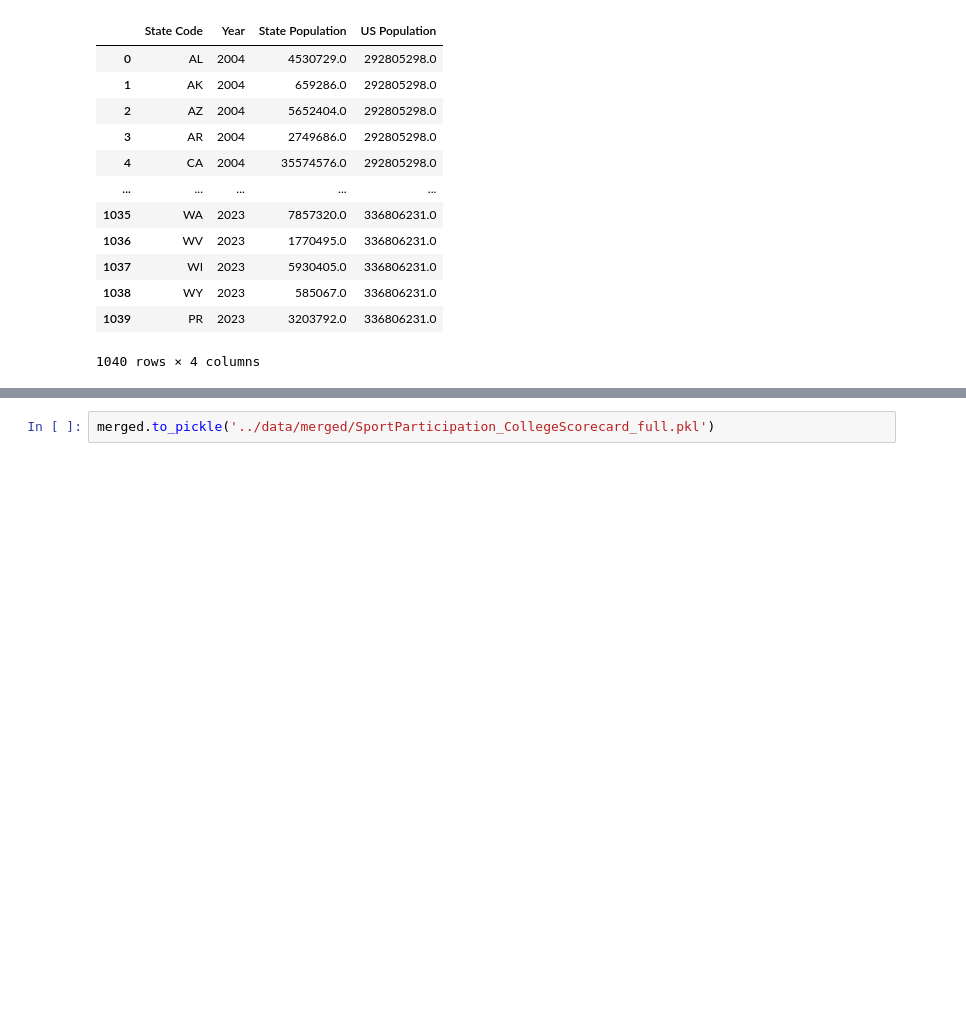
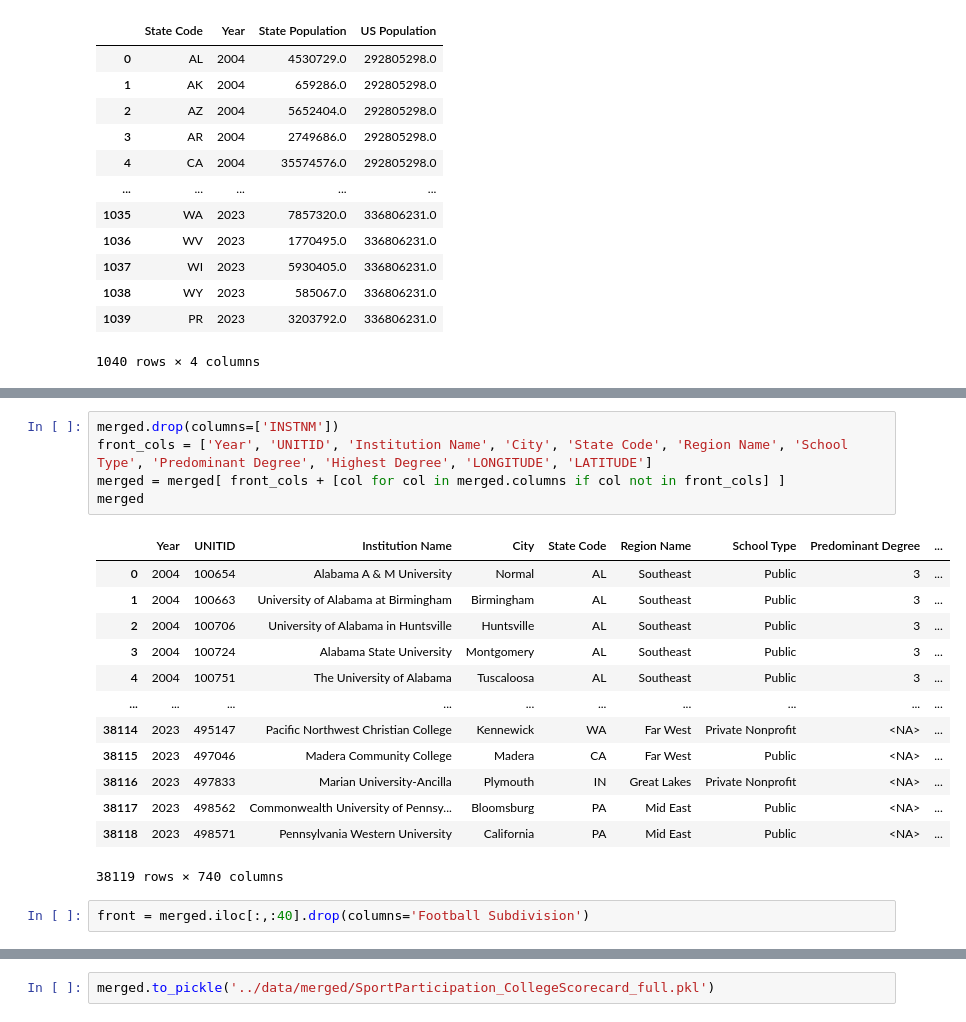
Before and after one commit to jmartinez99-gt/CSE6242-Fall2025-Team42, a Jupyter notebook: merging/merge_all.ipynb, the cells around one changed output, grey strips where cells are left out. Saved outputs shown, nothing was run; the diff lists cells and outputs as text; blank space fills up the shorter version.

```diff
--- a/merging/merge_all.ipynb
+++ b/merging/merge_all.ipynb
@@ -98,0 +106,21 @@ merged.tail()
+# %%
+merged.drop(columns=['INSTNM'])
+front_cols = ['Year', 'UNITID', 'Institution Name', 'City', 'State Code', 'Region Name', 'School Type', 'Predominant Degree', 'Highest Degree', 'LONGITUDE', 'LATITUDE']
+merged = merged[ front_cols + [col for col in merged.columns if col not in front_cols] ]
+merged
+# %% [output]
+|  | Year | UNITID | Institution Name | City | State Code | Region Name | School Type | Predominant Degree | ... |
+| 0 | 2004 | 100654 | Alabama A & M University | Normal | AL | Southeast | Public | 3 | ... |
+| 1 | 2004 | 100663 | University of Alabama at Birmingham | Birmingham | AL | Southeast | Public | 3 | ... |
+| 2 | 2004 | 100706 | University of Alabama in Huntsville | Huntsville | AL | Southeast | Public | 3 | ... |
+| 3 | 2004 | 100724 | Alabama State University | Montgomery | AL | Southeast | Public | 3 | ... |
+| 4 | 2004 | 100751 | The University of Alabama | Tuscaloosa | AL | Southeast | Public | 3 | ... |
+| ... | ... | ... | ... | ... | ... | ... | ... | ... | ... |
+| 38114 | 2023 | 495147 | Pacific Northwest Christian College | Kennewick | WA | Far West | Private Nonprofit | <NA> | ... |
+| 38115 | 2023 | 497046 | Madera Community College | Madera | CA | Far West | Public | <NA> | ... |
+| 38116 | 2023 | 497833 | Marian University-Ancilla | Plymouth | IN | Great Lakes | Private Nonprofit | <NA> | ... |
+| 38117 | 2023 | 498562 | Commonwealth University of Pennsy... | Bloomsburg | PA | Mid East | Public | <NA> | ... |
+| 38118 | 2023 | 498571 | Pennsylvania Western University | California | PA | Mid East | Public | <NA> | ... |
+38119 rows × 740 columns
+# %%
+front = merged.iloc[:,:40].drop(columns='Football Subdivision')
```
Also changed, not shown: parts of 6 cells of this notebook, 1 other file.
